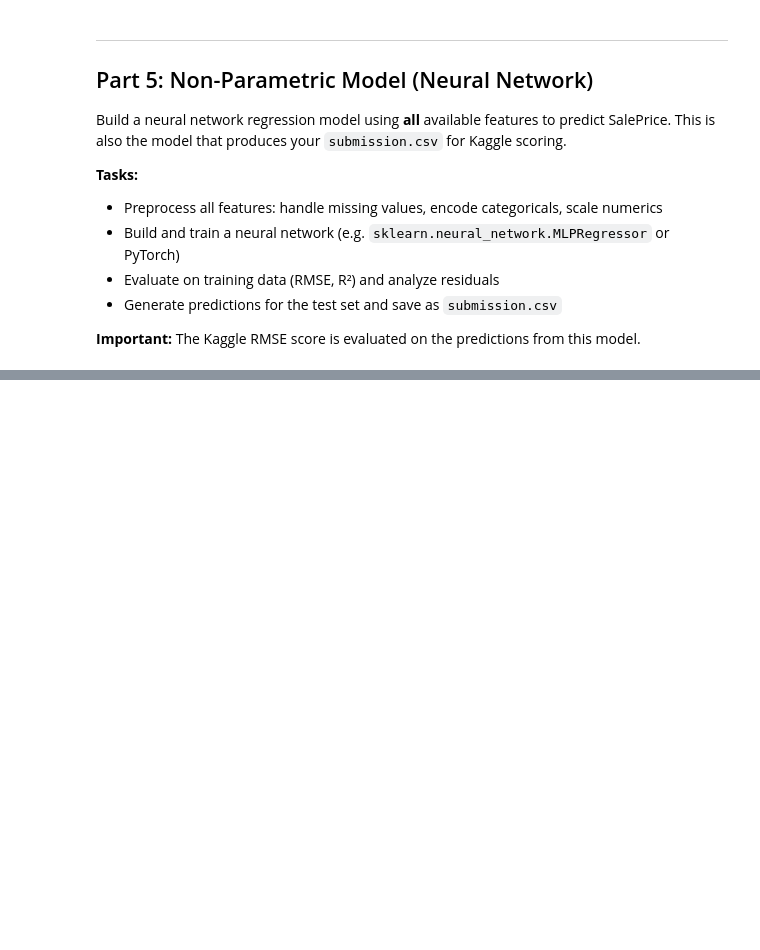
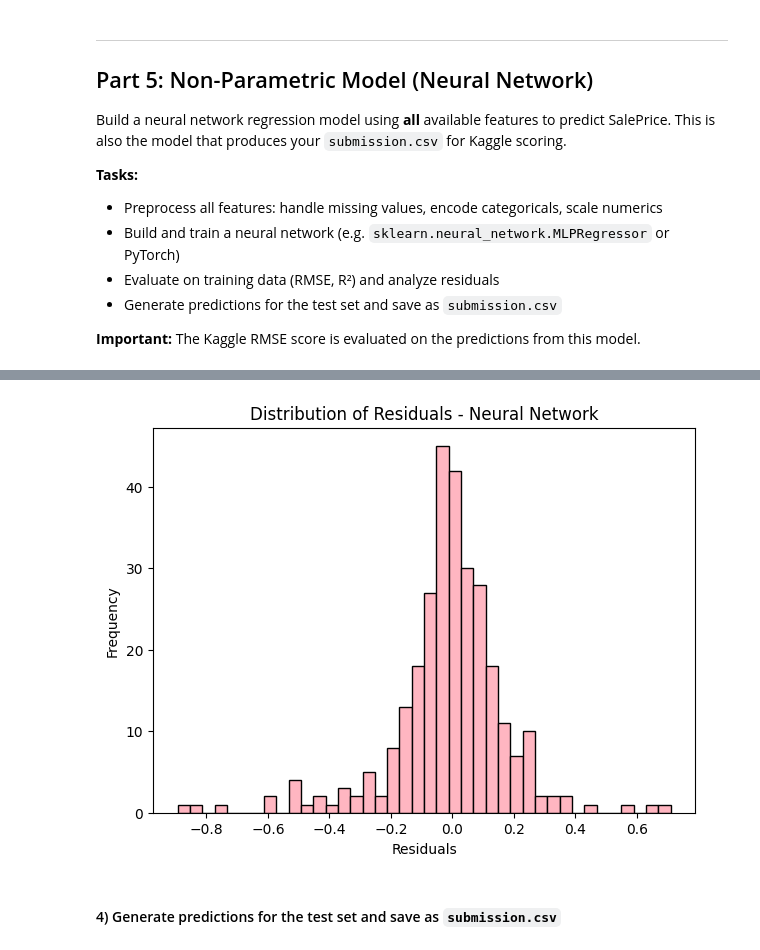
Before and after one commit to em-cd/cstats-project, a Jupyter notebook: project_STUDENTID.ipynb, the cells around one changed output, grey strips where cells are left out. Cells and saved outputs as stored; diff of their text form; code cells hidden in the pictures; blank space fills up the shorter version.

```diff
--- a/project_STUDENTID.ipynb
+++ b/project_STUDENTID.ipynb
@@ -1352,0 +1508,11 @@ Build a neural network regression model using **all** available features to pred
+# %%
+plt.figure(figsize=(7, 5))
+plt.hist(residuals, bins=40, color=pink_light, edgecolor="black")
+plt.xlabel("Residuals")
+plt.ylabel("Frequency")
+plt.title("Distribution of Residuals - Neural Network")
+plt.show()
+# %% [output]
+[figure, added]
+# %% [markdown]
+#### 4) Generate predictions for the test set and save as `submission.csv`
```
Also changed, not shown: parts of 18 cells of this notebook.
